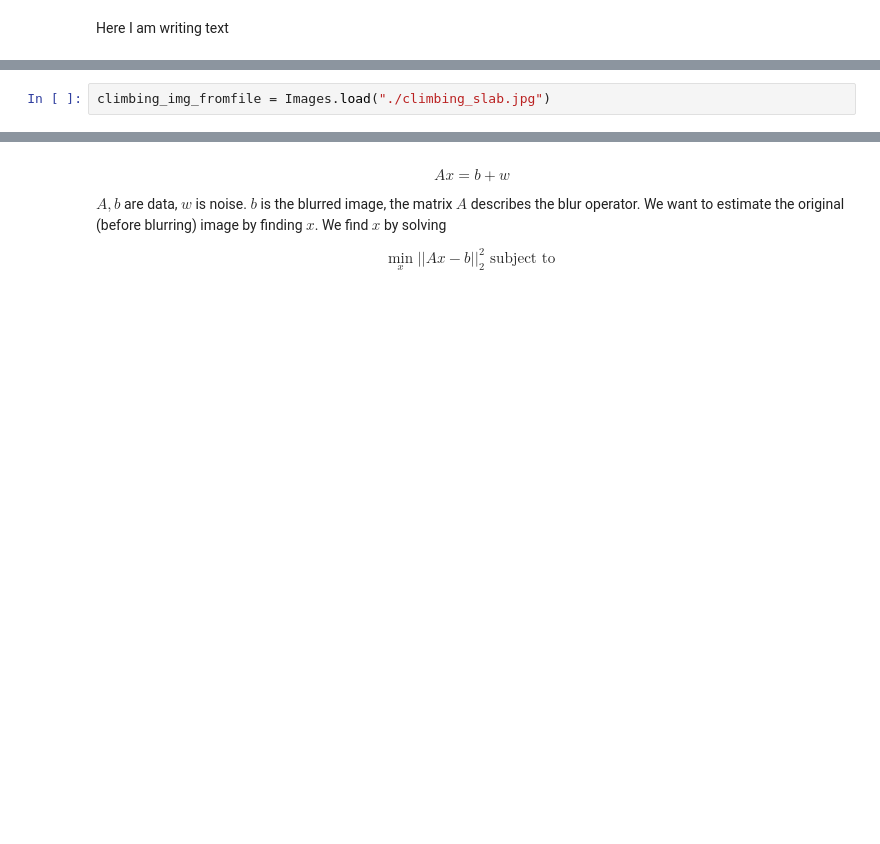
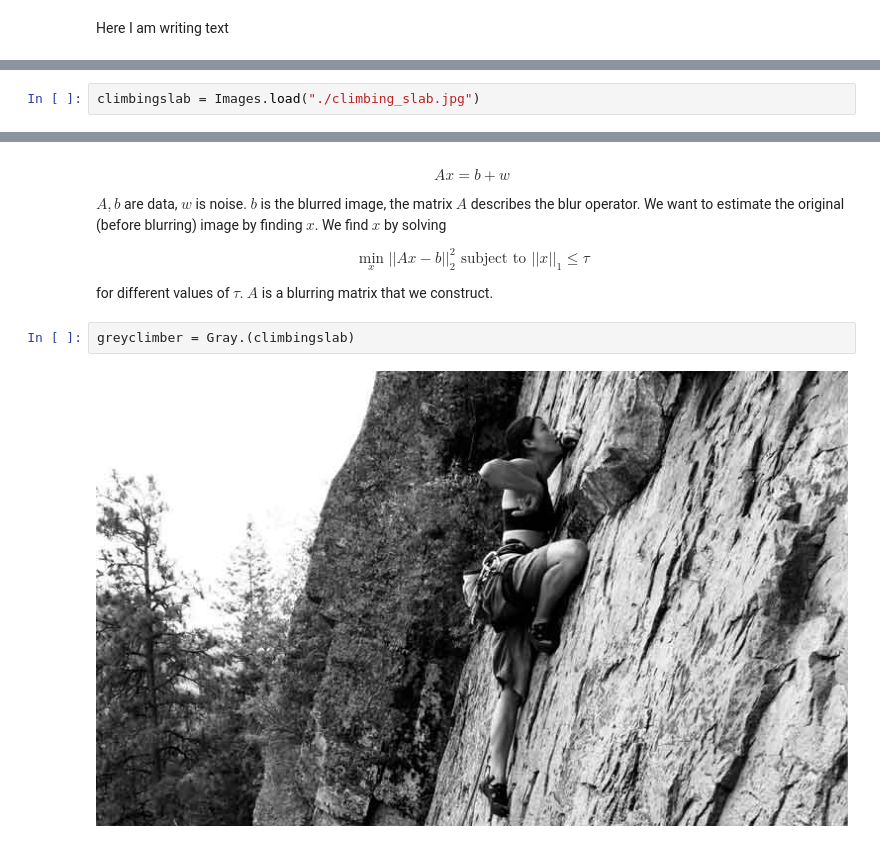
Before and after one commit to e-vic/CPSC536-HW2, a Jupyter notebook: A2_project_Naomi.ipynb, the cells around one changed output, grey strips where cells are left out. Cells and saved outputs as stored; diff of their text form; blank space fills up the shorter version.

```diff
--- a/A2_project_Naomi.ipynb
+++ b/A2_project_Naomi.ipynb
@@ -51,3 +65,3 @@ LoadError: UndefVarError: ImageMagick not defined
 # %%
-climbing_img_fromfile = Images.load("./climbing_slab.jpg")
+climbingslab = Images.load("./climbing_slab.jpg")
 # %% [output]
@@ -89,4 +92,10 @@ $$Ax = b + w$$
 
 $A,b$ are data, $w$ is noise. $b$ is the blurred image, the matrix $A$ describes the blur operator. We want to estimate the original (before blurring) image by finding $x$. We find $x$ by solving
 
-$$\min_{x} ||Ax - b||_2^2 \text{ subject to } $$
+$$\min_{x} ||Ax - b||_2^2 \text{ subject to } ||x||_1 \leq \tau$$
+
+for different values of $\tau$. $A$ is a blurring matrix that we construct.
+# %%
+greyclimber = Gray.(climbingslab)
+# %% [output]
+[figure, added]
```
Also changed, not shown: parts of 17 cells of this notebook, 1 other file.
